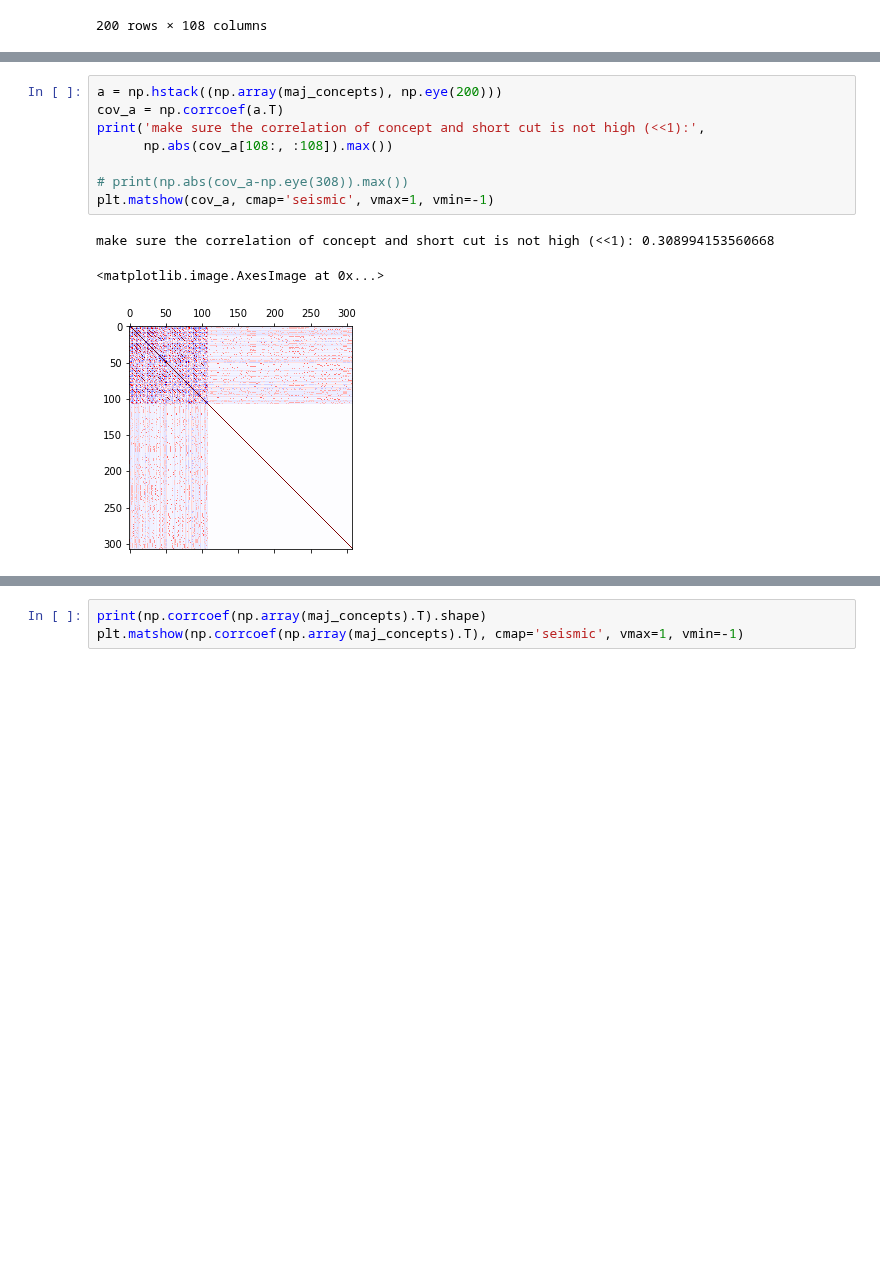
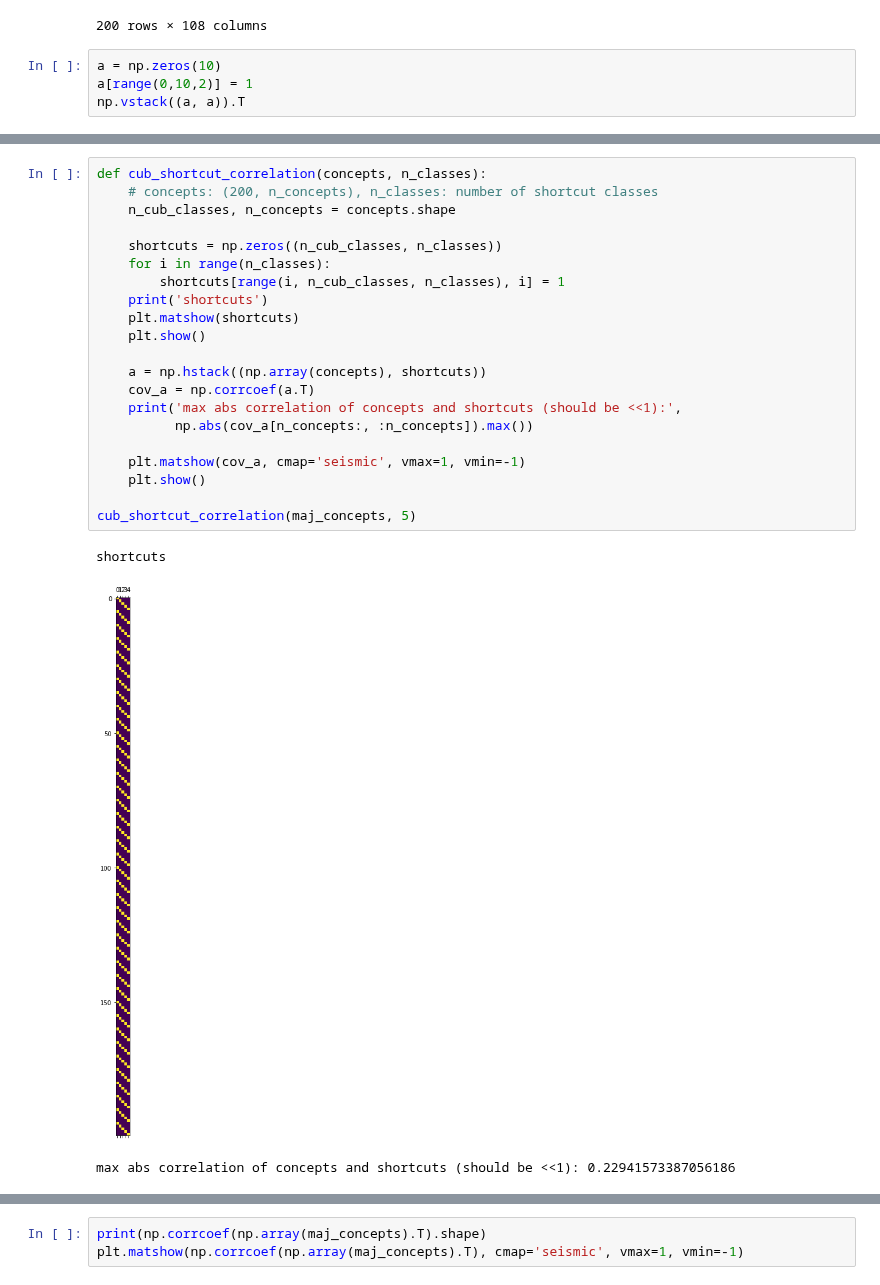
Before and after one commit to nathanwang000/ConceptCredibleModel, a Jupyter notebook: notebooks/birds_concepts.ipynb, the cells around one changed output, grey strips where cells are left out. Saved outputs shown, nothing was run; the diff lists cells and outputs as text; blank space fills up the shorter version.

```diff
--- a/notebooks/birds_concepts.ipynb
+++ b/notebooks/birds_concepts.ipynb
@@ -67,3 +67,7 @@ maj_concepts
 | 198 | False | False | True | False | ... |
 | 199 | False | False | True | False | ... |
 200 rows × 108 columns
+# %%
+a = np.zeros(10)
+a[range(0,10,2)] = 1
+np.vstack((a, a)).T
@@ -70,12 +85,25 @@ maj_concepts
 # %%
-a = np.hstack((np.array(maj_concepts), np.eye(200)))
-cov_a = np.corrcoef(a.T)
-print('make sure the correlation of concept and short cut is not high (<<1):',
-      np.abs(cov_a[108:, :108]).max())
+def cub_shortcut_correlation(concepts, n_classes):
+    # concepts: (200, n_concepts), n_classes: number of shortcut classes
+    n_cub_classes, n_concepts = concepts.shape
 
-# print(np.abs(cov_a-np.eye(308)).max())
-plt.matshow(cov_a, cmap='seismic', vmax=1, vmin=-1)
+    shortcuts = np.zeros((n_cub_classes, n_classes))
+    for i in range(n_classes):
+        shortcuts[range(i, n_cub_classes, n_classes), i] = 1
+    print('shortcuts')
+    plt.matshow(shortcuts)
+    plt.show()
+
+    a = np.hstack((np.array(concepts), shortcuts))
+    cov_a = np.corrcoef(a.T)
+    print('max abs correlation of concepts and shortcuts (should be <<1):',
+          np.abs(cov_a[n_concepts:, :n_concepts]).max())
+
+    plt.matshow(cov_a, cmap='seismic', vmax=1, vmin=-1)
+    plt.show()
+
+cub_shortcut_correlation(maj_concepts, 5)
 # %% [output]
-make sure the correlation of concept and short cut is not high (<<1): 0.308994153560668
+shortcuts
+[figure, new version]
-<matplotlib.image.AxesImage at 0x...>
+max abs correlation of concepts and shortcuts (should be <<1): 0.22941573387056186
-[figure, old version]
```
Also changed, not shown: parts of 2 cells of this notebook, 3 other files.
